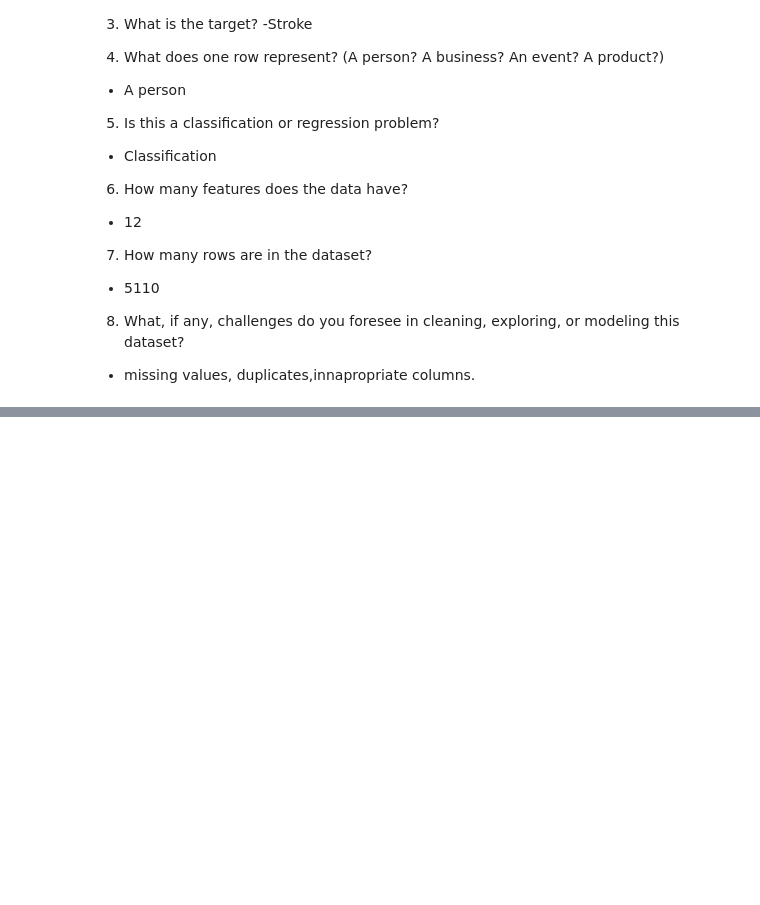
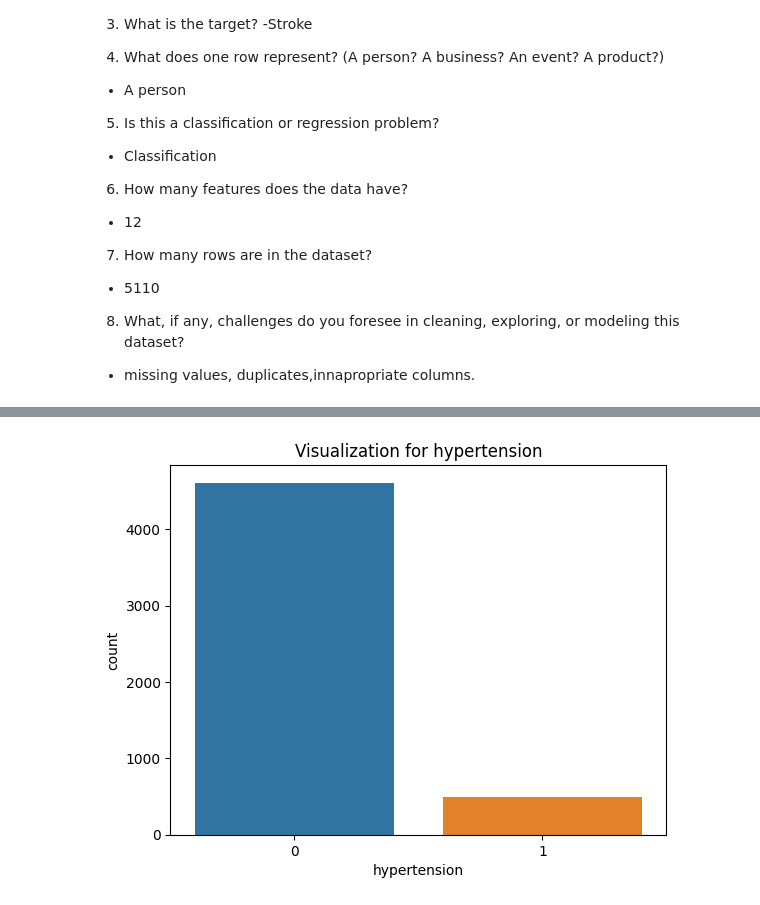
Before and after one commit to JaimeRoss/Data-Science, a Jupyter notebook: project2.ipynb, the cells around one changed output, grey strips where cells are left out. Saved outputs shown, nothing was run; the diff lists cells and outputs as text; code cells hidden in the pictures; blank space fills up the shorter version.

```diff
--- a/project2.ipynb
+++ b/project2.ipynb
@@ -106,0 +171,6 @@ memory usage: 5.6+ MB
+# %%
+# Feature Visualization
+ax = sns.countplot(data = df, x = "hypertension")
+ax.set_title("Visualization for hypertension");
+# %% [output]
+[figure, added]
```
Also changed, not shown: parts of 27 cells of this notebook.
